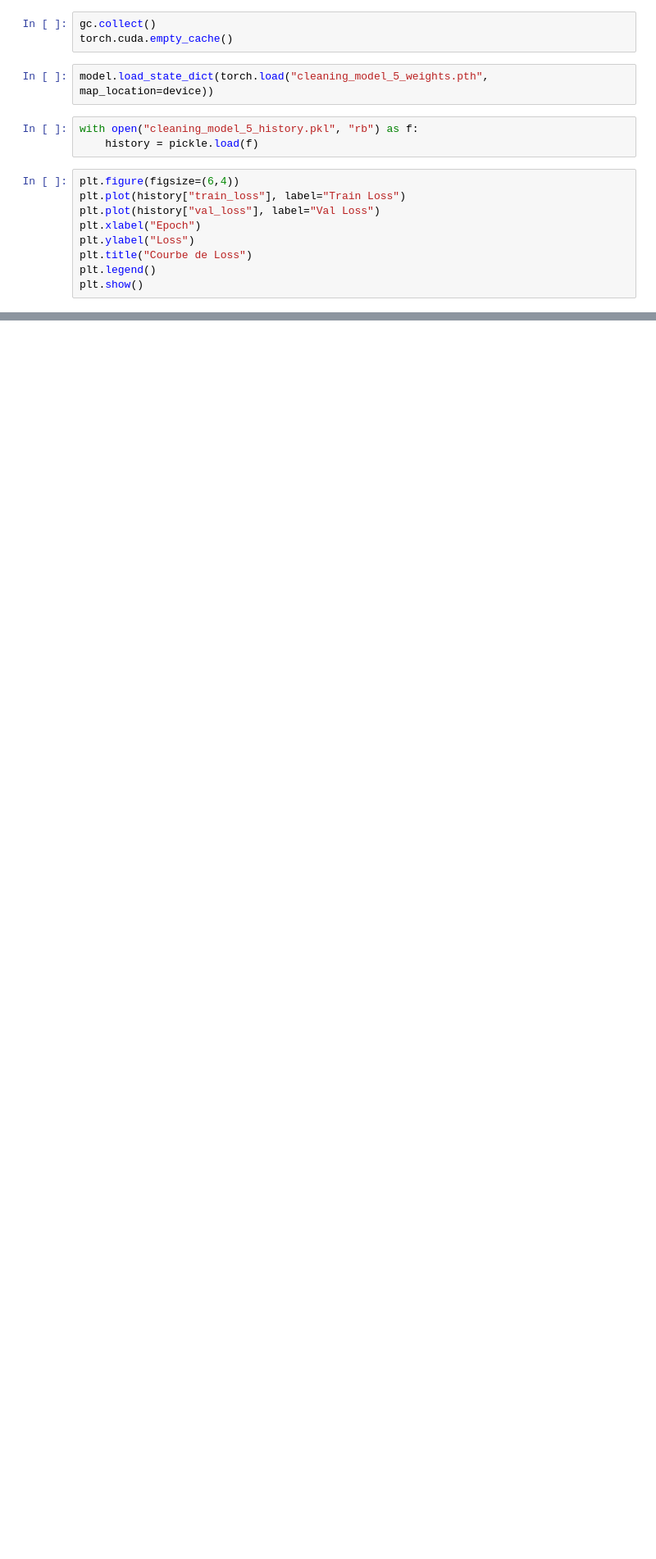
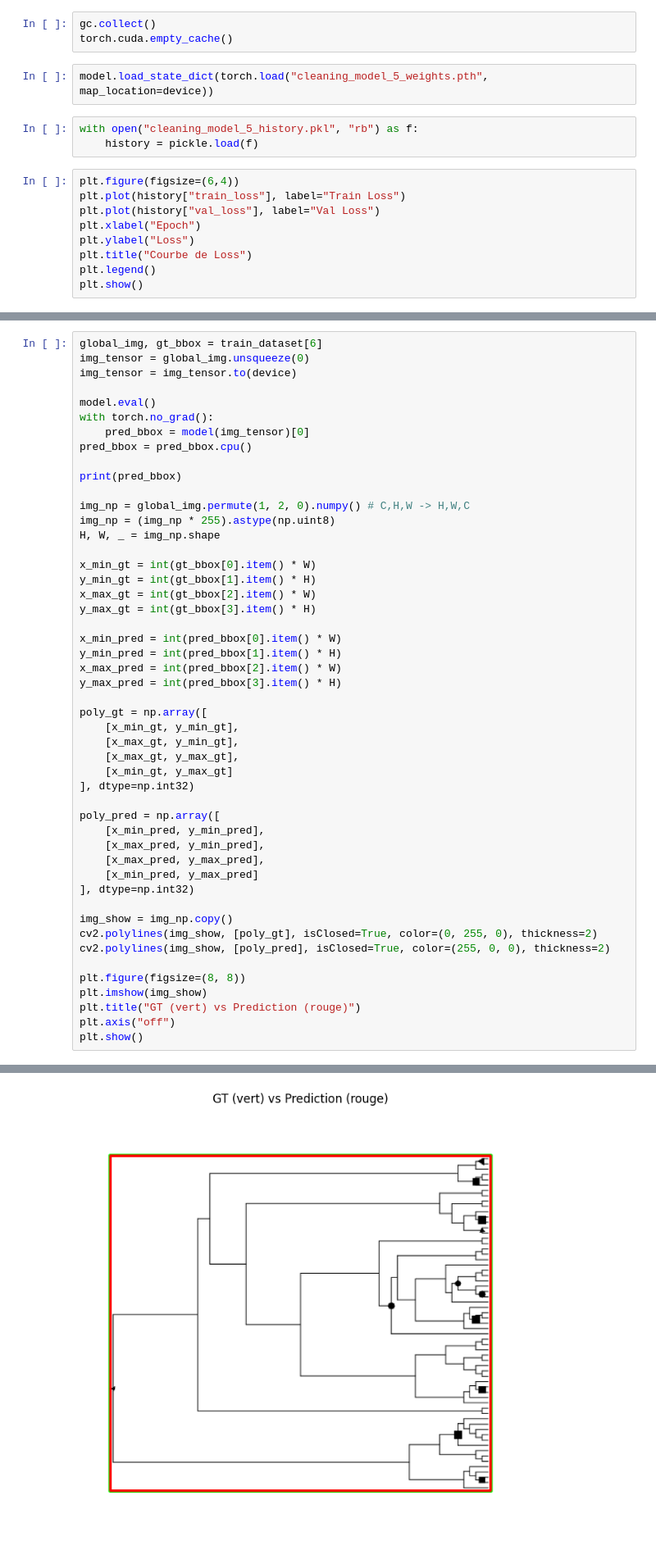
Before and after one commit to BDorian332/ITPT, a Jupyter notebook: dev/_notebooks/label_extraction_paddleocr.ipynb, the cells around one changed output, grey strips where cells are left out. Shown at 82% size. Drawn from its saved outputs; the diff is of its cells as text; blank space fills up the shorter version.

```diff
--- a/dev/_notebooks/label_extraction_paddleocr.ipynb
+++ b/dev/_notebooks/label_extraction_paddleocr.ipynb
@@ -2354,0 +2845,50 @@ plt.show()
+# %%
+global_img, gt_bbox = train_dataset[6]
+img_tensor = global_img.unsqueeze(0)
+img_tensor = img_tensor.to(device)
+
+model.eval()
+with torch.no_grad():
+    pred_bbox = model(img_tensor)[0]
+pred_bbox = pred_bbox.cpu()
+
+print(pred_bbox)
+
+img_np = global_img.permute(1, 2, 0).numpy() # C,H,W -> H,W,C
+img_np = (img_np * 255).astype(np.uint8)
+H, W, _ = img_np.shape
+
+x_min_gt = int(gt_bbox[0].item() * W)
+y_min_gt = int(gt_bbox[1].item() * H)
+x_max_gt = int(gt_bbox[2].item() * W)
+y_max_gt = int(gt_bbox[3].item() * H)
+
+x_min_pred = int(pred_bbox[0].item() * W)
+y_min_pred = int(pred_bbox[1].item() * H)
+x_max_pred = int(pred_bbox[2].item() * W)
+y_max_pred = int(pred_bbox[3].item() * H)
+
+poly_gt = np.array([
+    [x_min_gt, y_min_gt],
+    [x_max_gt, y_min_gt],
+    [x_max_gt, y_max_gt],
+    [x_min_gt, y_max_gt]
+], dtype=np.int32)
+
+poly_pred = np.array([
+    [x_min_pred, y_min_pred],
+    [x_max_pred, y_min_pred],
+    [x_max_pred, y_max_pred],
+    [x_min_pred, y_max_pred]
+], dtype=np.int32)
+
+img_show = img_np.copy()
+cv2.polylines(img_show, [poly_gt], isClosed=True, color=(0, 255, 0), thickness=2)
+cv2.polylines(img_show, [poly_pred], isClosed=True, color=(255, 0, 0), thickness=2)
+
+plt.figure(figsize=(8, 8))
+plt.imshow(img_show)
+plt.title("GT (vert) vs Prediction (rouge)")
+plt.axis("off")
+plt.show()
+# %% [output]
@@ -2354,0 +2896 @@ plt.show()
+[figure, added]
```
Also changed, not shown: parts of 37 cells of this notebook.
